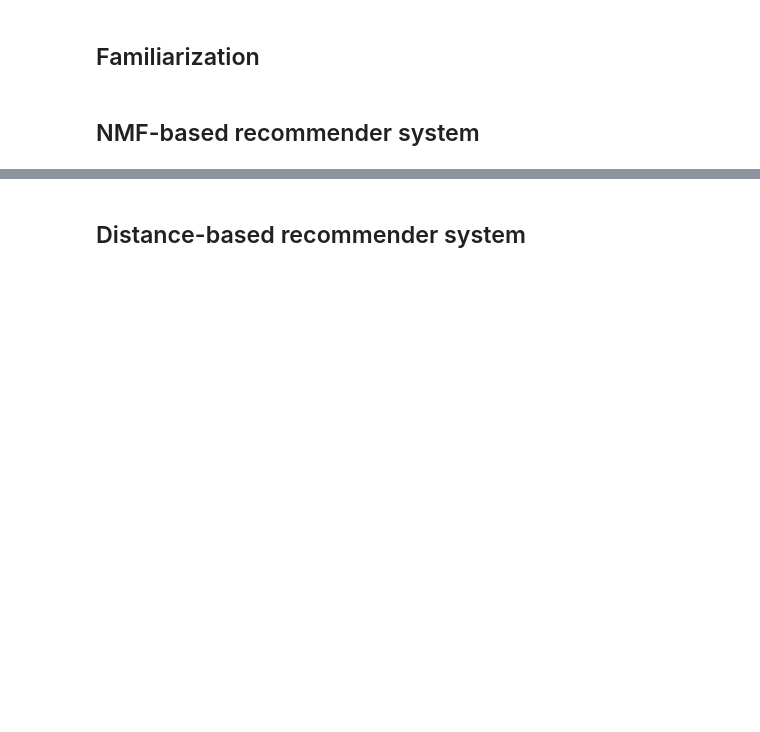
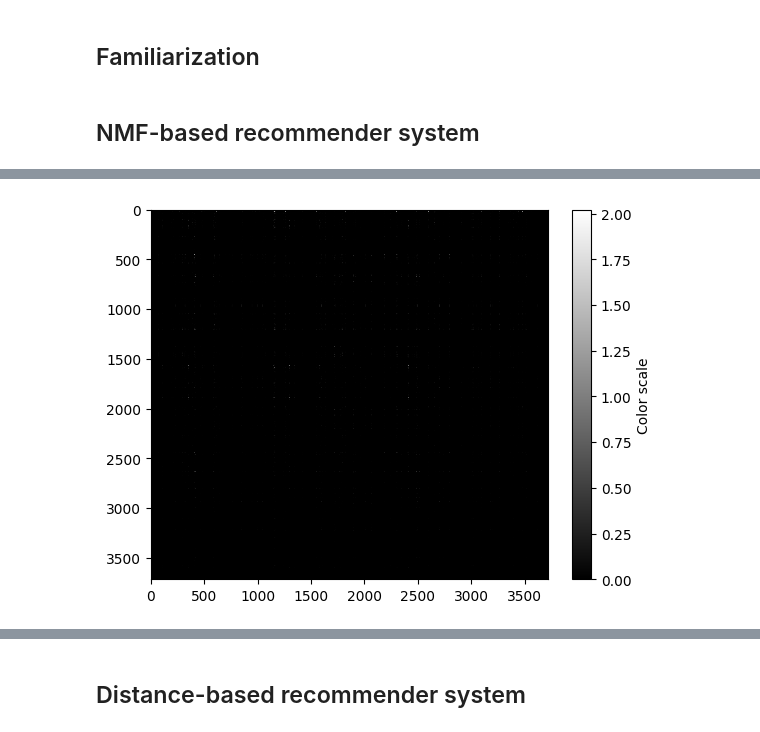
Before and after one commit to JoshCode/uni-CSE2525, a Jupyter notebook: Lab 2/Matrix Decomposition.ipynb, the cells around one changed output, grey strips where cells are left out. Cells and saved outputs as stored; diff of their text form; code cells hidden in the pictures; blank space fills up the shorter version.

```diff
--- a/Lab 2/Matrix Decomposition.ipynb
+++ b/Lab 2/Matrix Decomposition.ipynb
@@ -410,8 +443,7 @@ def nmf(X, n_components, max_iter, tol):
 
     E = Enew
     Enew = np.linalg.norm((V - W@H)*layermask, 'fro')
-    print("Iteration", i, "complete")
   return W@H
 
 
-result_matrix = nmf(user_interactions, 5, 100, 1e-3)
+result_matrix = nmf(user_interactions, 12, 100, 1e-3)
@@ -417,0 +472,8 @@ result_matrix = nmf(user_interactions, 5, 100, 1e-3)
+# %%
+import matplotlib.pyplot as plt
+plt.imshow(result_matrix,cmap='grey',
+interpolation='nearest', aspect='auto')
+plt.colorbar(label='Color scale')
+plt.show()
+# %% [output]
+[figure, added]
```
Also changed, not shown: parts of 21 cells of this notebook.
